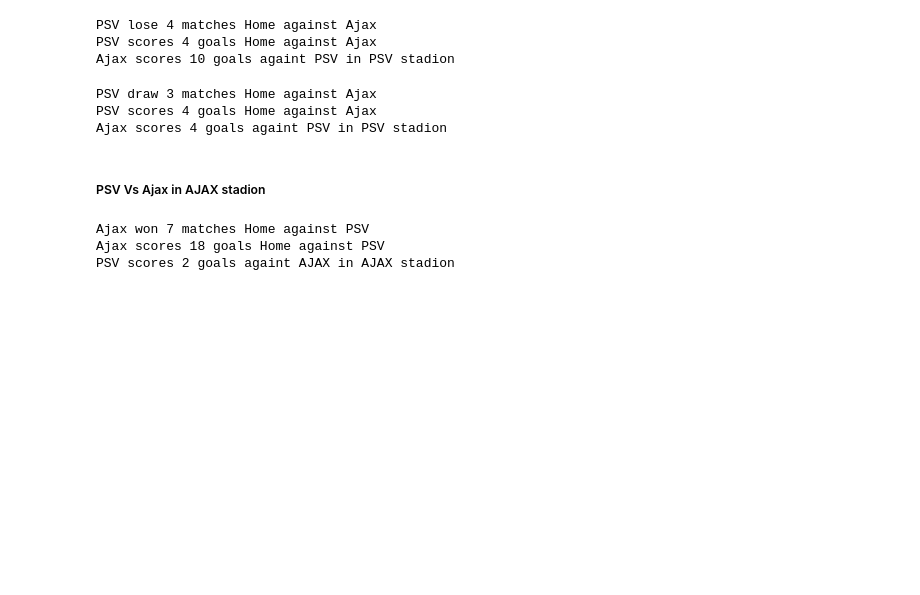
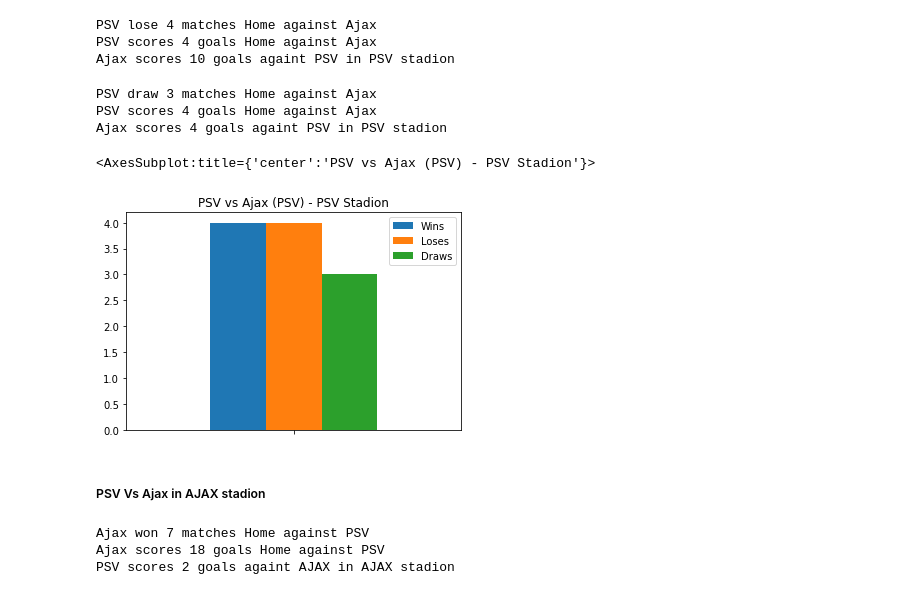
Before and after one commit to mohammedaljader/Football_Predictions_ML, a Jupyter notebook: notebook.ipynb, the cells around one changed output. Saved outputs shown, nothing was run; the diff lists cells and outputs as text; code cells hidden in the pictures; blank space fills up the shorter version.

```diff
--- a/notebook.ipynb
+++ b/notebook.ipynb
@@ -926,6 +952,19 @@ print(f'Ajax scores {AjaxGoalsAwayAgainstPSVDraw} goals againt PSV in PSV stadio
 PSV draw 3 matches Home against Ajax
 PSV scores 4 goals Home against Ajax
 Ajax scores 4 goals againt PSV in PSV stadion
+# %%
+plotdata = pd.DataFrame({
+    "Wins": len(PSVWinHomeAgainstAjax.index),
+    "Loses": len(PSVLoseHomeAgainstAjax.index),
+    "Draws": len(PSVDrawHomeAgainstAjax.index)
+    },
+    index=[''],
+
+)
+plotdata.plot(kind = 'bar', title ="PSV vs Ajax (PSV) at PSV Stadion")
+# %% [output]
+<AxesSubplot:title={'center':'PSV vs Ajax (PSV) - PSV Stadion'}>
+[figure, added]
 # %% [markdown]
 ##### PSV Vs Ajax in AJAX stadion
 # %%
```
Also changed, not shown: parts of 8 cells of this notebook, 1 other file.
